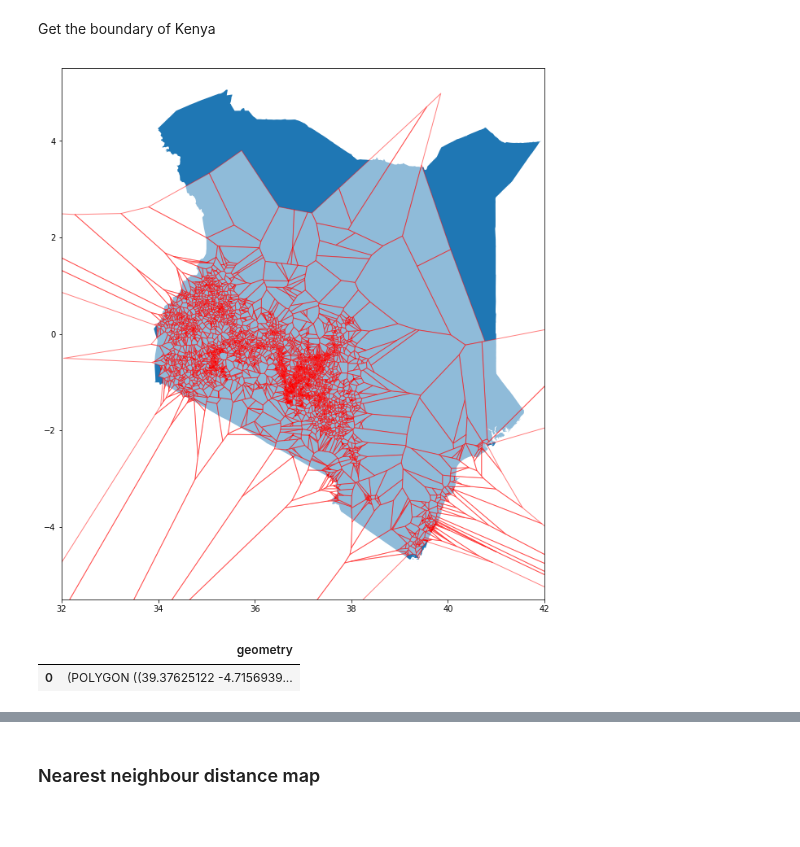
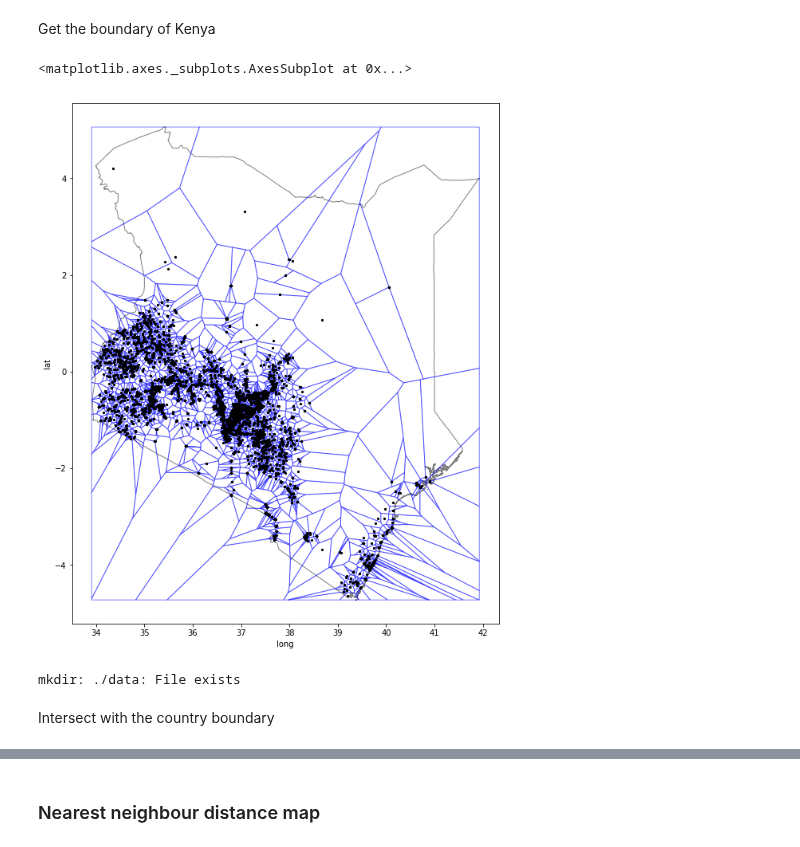
Before and after one commit to Vizzuality/notebooks, a Jupyter notebook: i2i/fspmaps/fspmaps_Data_Exploration.ipynb, the cells around one changed output, grey strips where cells are left out. Cells and saved outputs as stored; diff of their text form; code cells hidden in the pictures; blank space fills up the shorter version.

Commit message:
improved voronoid tessellation

```diff
--- a/i2i/fspmaps/fspmaps_Data_Exploration.ipynb
+++ b/i2i/fspmaps/fspmaps_Data_Exploration.ipynb
@@ -322,7 +321,7 @@ array(['Farmer Organisations And Cooperatives', 'Agro-Dealers',
 Download Kenia gadm36 shapefiles from http://www.gadm.org/download
 # %%
 #After unzipping map for Kenya, read in file
-kenmap = gpd.read_file('/Users/ikersanchez/Vizzuality/PROIEKTUAK/i2i/Data/gadm36_KEN_shp/gadm36_KEN_1.shp')
+kenmap = gpd.read_file('/Users/ikersanchez/Vizzuality/PROIEKTUAK/i2i/Data/gadm36_shp/gadm36_KEN.shp')
 # %%
 kenmap.plot(figsize=(12,12), edgecolor='black', cmap='viridis')
 # %% [output]
@@ -395,17 +536,15 @@ boundary = gpd.GeoSeries(cascaded_union(kenmap['geometry']))
+# %%
+lon = kenAgri[kenAgri['type'] == 'Agro-Dealers']['long']
+lat = kenAgri[kenAgri['type'] == 'Agro-Dealers']['lat']
+
+voronoid = voronoi_tesellation_box(boundary,lon,lat)
 # %%
 fig, ax = plt.subplots(figsize=[12,12])
 ax.set_aspect('equal')
 
-boundary.plot(ax=ax)
-voronoid.plot(ax=ax, color='white', edgecolor='red', alpha=0.5)
-
-ax.set_xlim(32,42)
-ax.set_ylim(-5.5,5.5);
+boundary.plot(ax=ax, color='white', edgecolor='black')
+voronoid.plot(ax=ax, color='white', edgecolor='b', alpha=0.5)
+kenAgri[kenAgri['type'] == 'Agro-Dealers'].plot(ax=ax, x='long', y='lat', kind='scatter', color='k', s=5)
 # %% [output]
+<matplotlib.axes._subplots.AxesSubplot at 0x...>
-[figure, old version]
+[figure, new version]
-# %%
-boundary = gpd.GeoDataFrame(boundary).rename(columns={0: 'geometry'})
-boundary.head()
-# %% [output]
-|  | geometry |
-| 0 | (POLYGON ((39.37625122 -4.7156939... |
@@ -411,0 +555,10 @@ boundary.head()
+# %%
+#Export as shp files
+!mkdir ./data
+boundary.to_file(driver = 'ESRI Shapefile', filename = './data/boundary.shp')
+voronoid.to_file(driver = 'ESRI Shapefile', filename = './data/voronoid.shp')
+outlayer  = './data/voronoid_test.shp'
+# %% [output]
+mkdir: ./data: File exists
+# %% [markdown]
+Intersect with the country boundary
```
Also changed, not shown: parts of 58 cells of this notebook.
